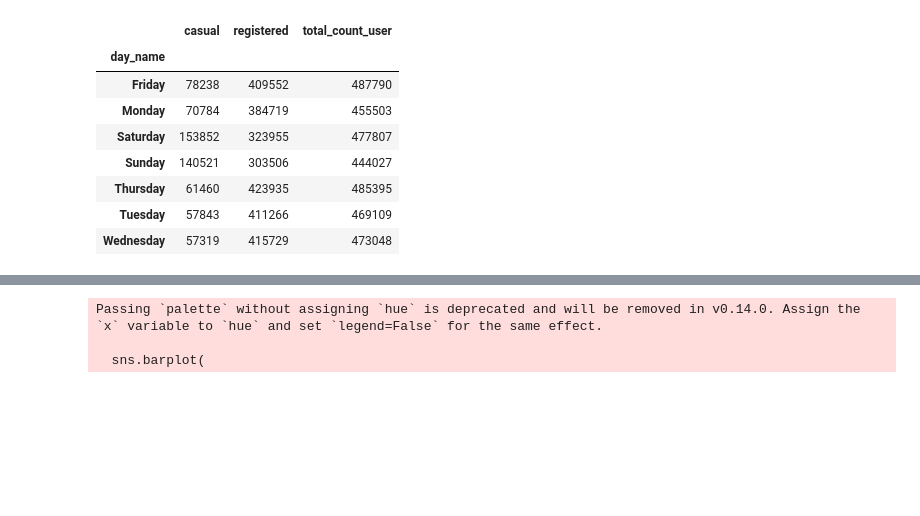
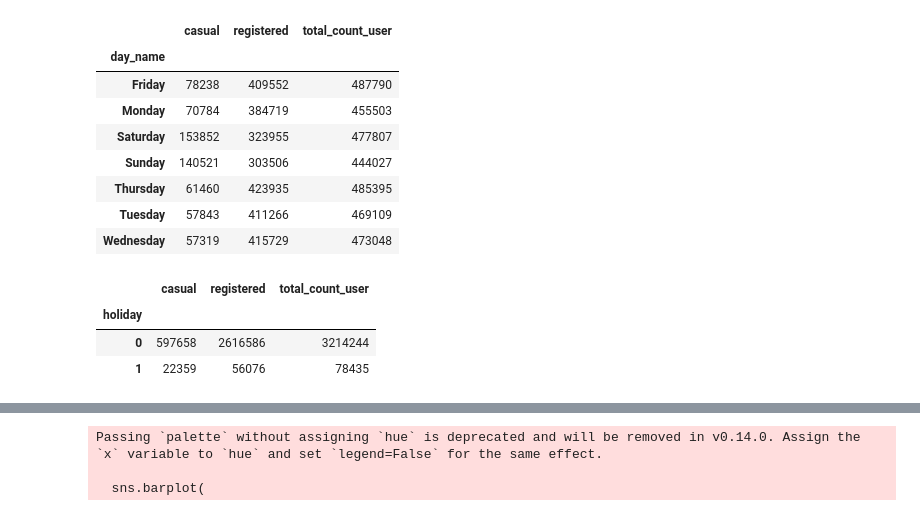
Before and after one commit to atsilfiaalfaths/submission_analisis, a Jupyter notebook: notebook.ipynb, the cells around one changed output, grey strips where cells are left out. Cells and saved outputs as stored; diff of their text form; code cells hidden in the pictures; blank space fills up the shorter version.

```diff
--- a/notebook.ipynb
+++ b/notebook.ipynb
@@ -631,0 +634,13 @@ group_by_weekday_day_df
+# %%
+group_by_holiday_day_df = rent_day_df.groupby(by=['holiday']).agg({
+    "casual": "sum",
+    "registered": "sum",
+    "total_count_user": "sum"
+}).sort_values(by="holiday", ascending=True)
+
+group_by_holiday_day_df
+# %% [output]
+|  | casual | registered | total_count_user |
+| holiday |  |  |  |
+| 0 | 597658 | 2616586 | 3214244 |
+| 1 | 22359 | 56076 | 78435 |
```
Also changed, not shown: parts of 11 cells of this notebook, 4 other files.
